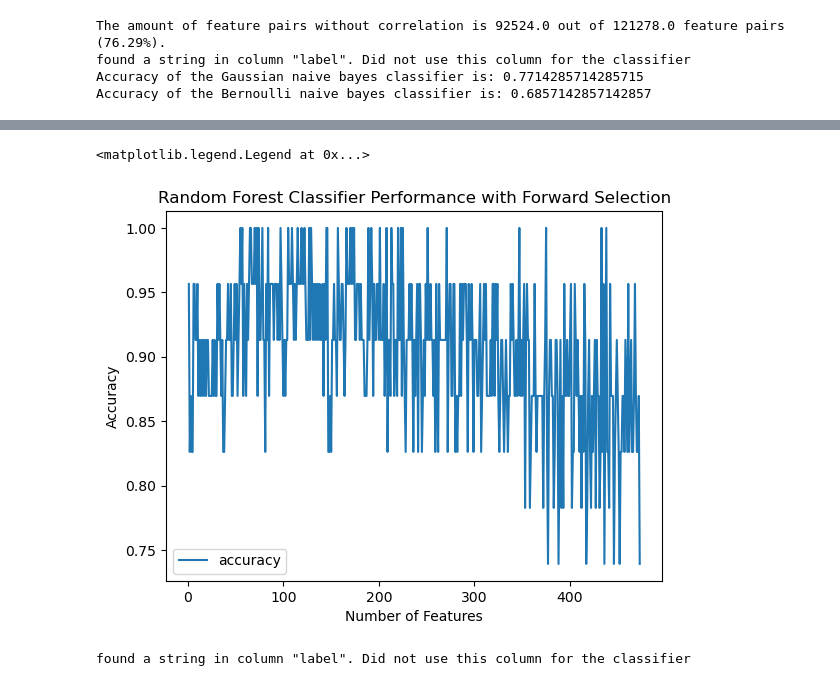
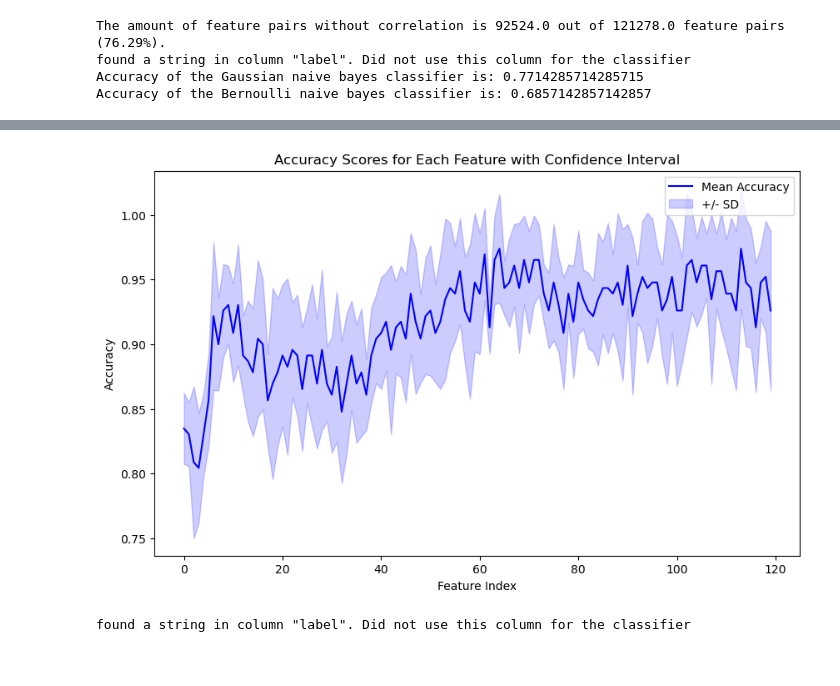
Before and after one commit to jolinevb/Lipo_ML, a Jupyter notebook: assignment.ipynb, the cells around one changed output, grey strips where cells are left out. Saved outputs shown, nothing was run; the diff lists cells and outputs as text; code cells hidden in the pictures.

```diff
--- a/assignment.ipynb
+++ b/assignment.ipynb
@@ -575,7 +687,7 @@ accuracy_score_list = []
 accuracy_df = pd.DataFrame()
 
 # Loop through features
-for feature in range(0, 100):
+for feature in range(0, 120):
     features.append(data_p_values['feature'][feature])
     features_train, features_test, label_train, label_test = train_test_split(data[features], data['label'], test_size=0.2, random_state=42, stratify=data['label'])
 
@@ -612,16 +722,15 @@ ValueError: x and y must have same first dimension, but have shapes (474,) and (
 # %%
 # plot the accuracy scores for each feature with a confidence interval
 fig, axis = plt.subplots(figsize=(10, 6))
-axis.plot(range(0, 100), accuracy_df.mean(), label='Mean Accuracy', color='blue')
-axis.fill_between(range(0,100), accuracy_df.mean() - accuracy_df.std(), accuracy_df.mean() + accuracy_df.std(), color='blue', alpha=0.2, label='95% CI')
+axis.plot(range(0, 120), accuracy_df.mean(), label='Mean Accuracy', color='blue')
+axis.fill_between(range(0,120), accuracy_df.mean() - accuracy_df.std(), accuracy_df.mean() + accuracy_df.std(), color='blue', alpha=0.2, label='+/- SD')
 axis.set_xlabel('Feature Index')
 axis.set_ylabel('Accuracy')
 axis.set_title('Accuracy Scores for Each Feature with Confidence Interval')
 axis.legend()
 plt.show()
 # %% [output]
-<matplotlib.legend.Legend at 0x...>
-[figure, old version]
+[figure, new version]
 # %%
 p_values = calculate_p_values(data)
 p_values = p_values[:200]
```
Also changed, not shown: parts of 7 cells of this notebook.
